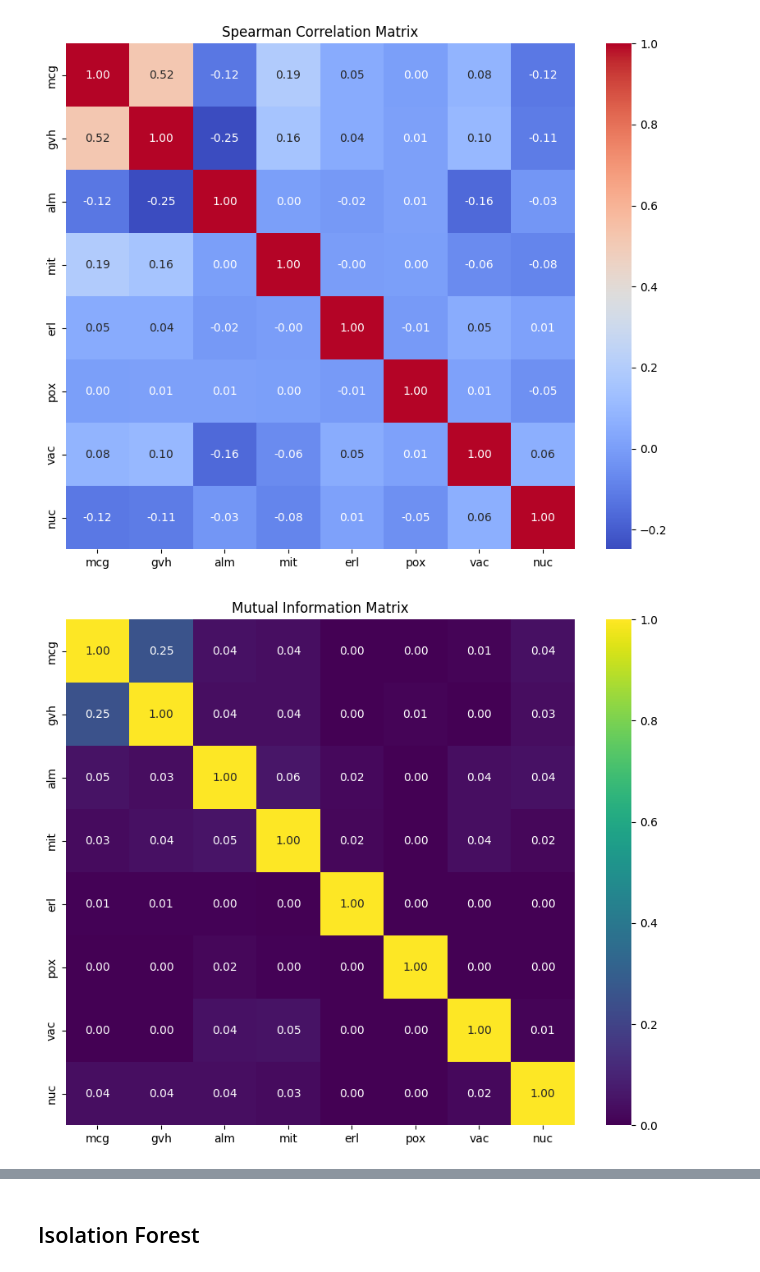
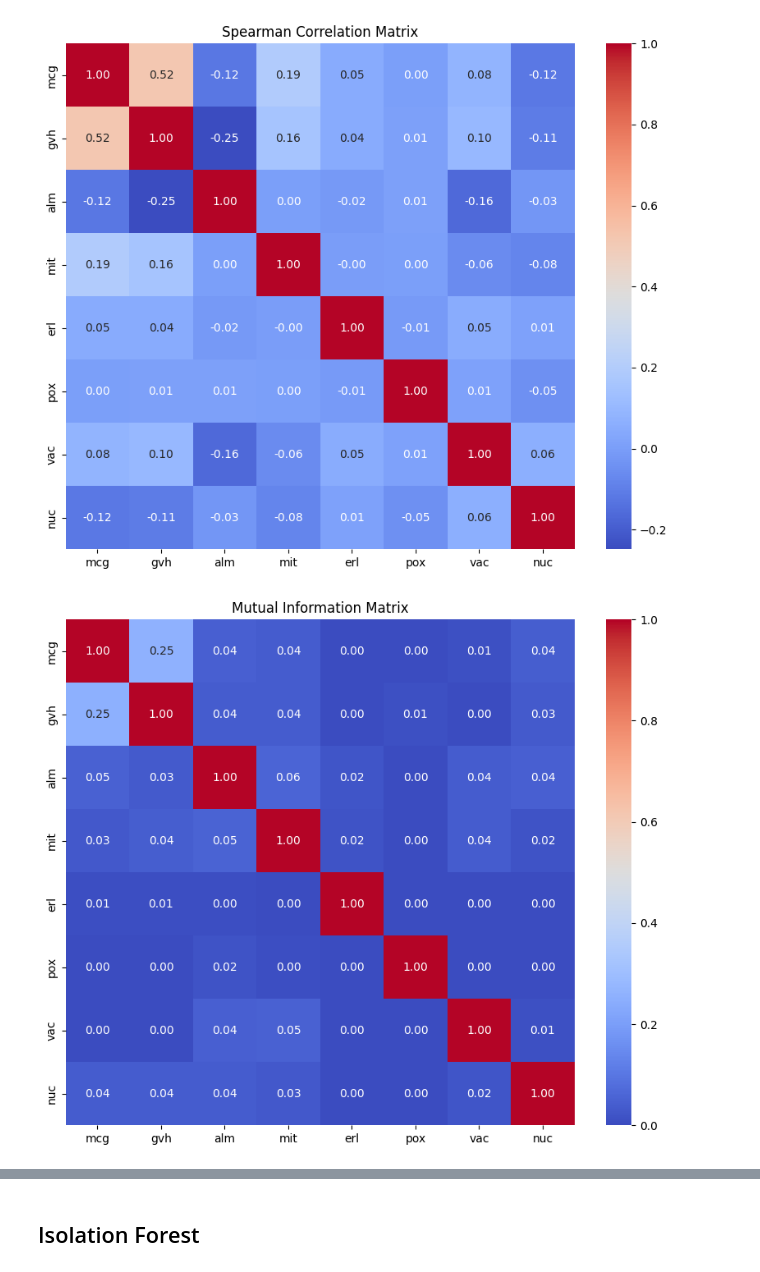
Before and after one commit to longle0702/anomaly-detection-yeast, a Jupyter notebook: yeast-anomaly-detection.ipynb, the cells around one changed output, grey strips where cells are left out. Drawn from its saved outputs; the diff is of its cells as text; code cells hidden in the pictures.

```diff
--- a/yeast-anomaly-detection.ipynb
+++ b/yeast-anomaly-detection.ipynb
@@ -127,23 +150,23 @@ plt.show()
 # %%
 def mi_matrix(df):
     cols = df.columns
     n = len(cols)
     matrix = pd.DataFrame(np.zeros((n, n)), columns=cols, index=cols)
 
     for i in range(n):
         for j in range(n):
             if i == j:
                 matrix.iloc[i, j] = 1.0
             else:
                 mi = mutual_info_regression(df[[cols[i]]], df.iloc[:, j], random_state=42)
                 matrix.iloc[i, j] = mi[0]
     return matrix
 
 mi_df = mi_matrix(df_main)
 plt.figure(figsize=(10, 8))
-sns.heatmap(mi_df, annot=True, cmap='viridis',fmt=".2f")
+sns.heatmap(mi_df, annot=True, cmap='coolwarm',fmt=".2f")
 plt.title("Mutual Information Matrix")
 plt.show()
 # %% [output]
-[figure, old version]
+[figure, new version]
 # %% [markdown]
```
Also changed, not shown: parts of 82 cells of this notebook.
